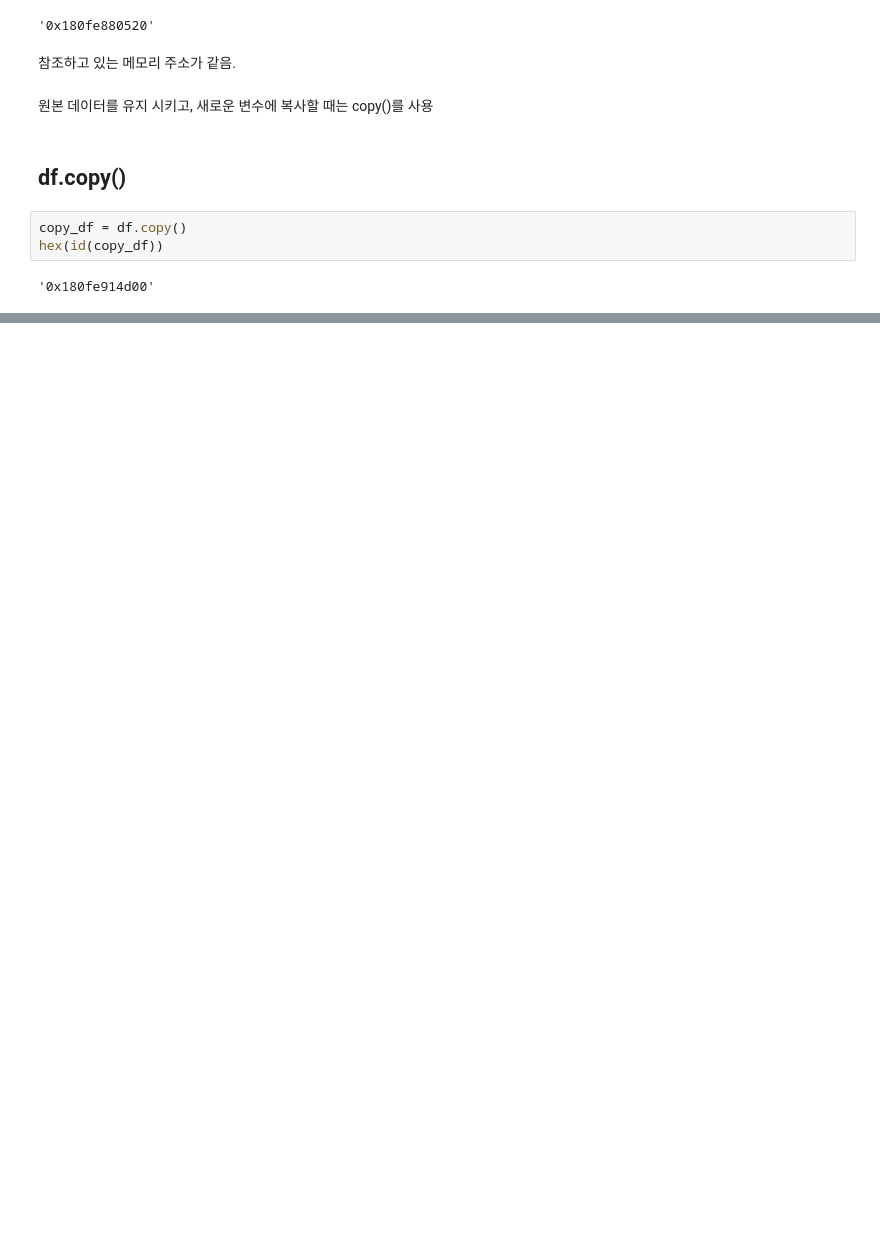
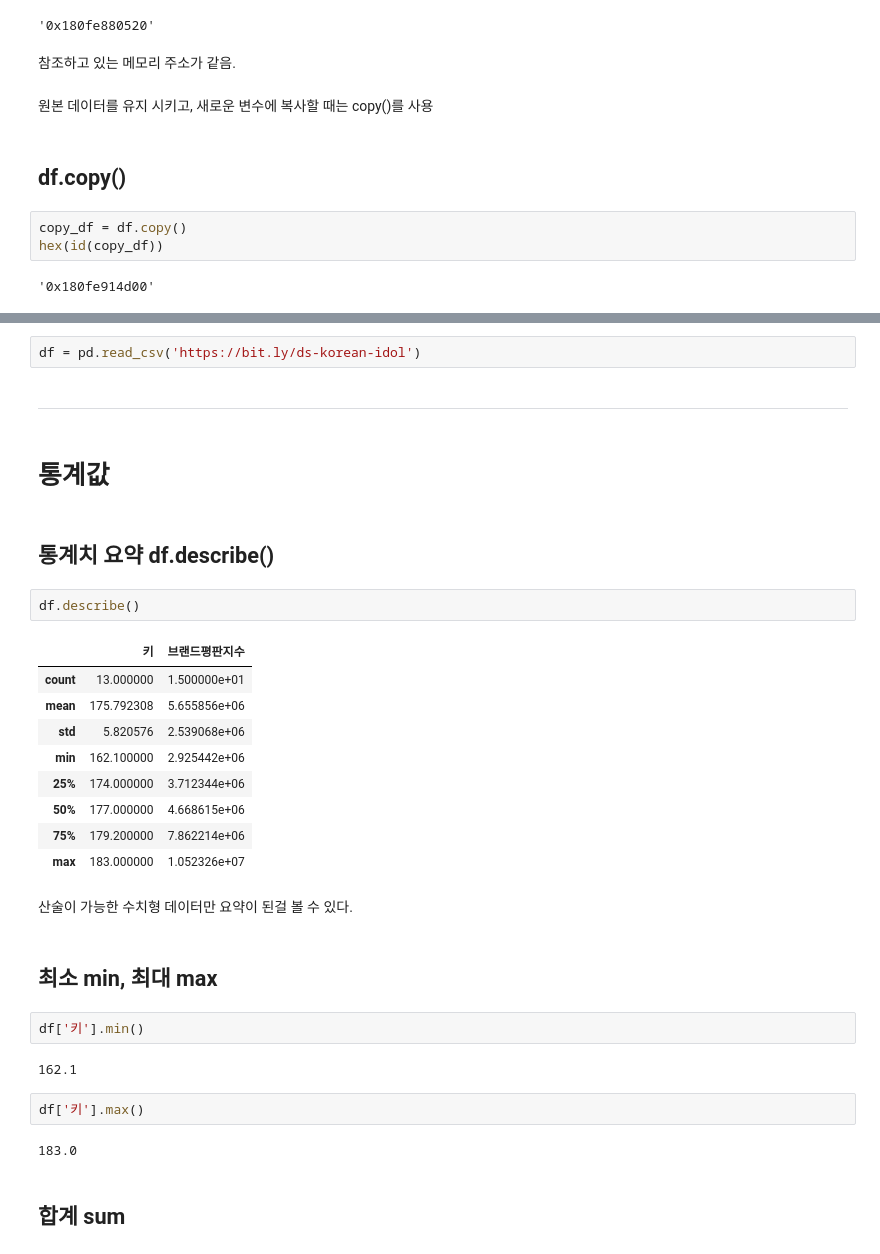
Before and after one commit to star77sa/TIL-Blog, a Jupyter notebook: _notebooks/2021-08-09-Pandas.ipynb, the cells around one changed output, grey strips where cells are left out. Cells and saved outputs as stored; diff of their text form; blank space fills up the shorter version.

```diff
--- a/_notebooks/2021-08-09-Pandas.ipynb
+++ b/_notebooks/2021-08-09-Pandas.ipynb
@@ -432,0 +469,34 @@ hex(id(copy_df))
+# %%
+df = pd.read_csv('https://bit.ly/ds-korean-idol')
+# %% [markdown]
+---
+# %% [markdown]
+# 통계값
+# %% [markdown]
+## 통계치 요약 df.describe()
+# %%
+df.describe()
+# %% [output]
+|  | 키 | 브랜드평판지수 |
+| count | 13.000000 | 1.500000e+01 |
+| mean | 175.792308 | 5.655856e+06 |
+| std | 5.820576 | 2.539068e+06 |
+| min | 162.100000 | 2.925442e+06 |
+| 25% | 174.000000 | 3.712344e+06 |
+| 50% | 177.000000 | 4.668615e+06 |
+| 75% | 179.200000 | 7.862214e+06 |
+| max | 183.000000 | 1.052326e+07 |
+# %% [markdown]
+산술이 가능한 수치형 데이터만 요약이 된걸 볼 수 있다.
+# %% [markdown]
+## 최소 min, 최대 max
+# %%
+df['키'].min()
+# %% [output]
+162.1
+# %%
+df['키'].max()
+# %% [output]
+183.0
+# %% [markdown]
+## 합계 sum
```
Also changed, not shown: parts of 33 cells of this notebook.
